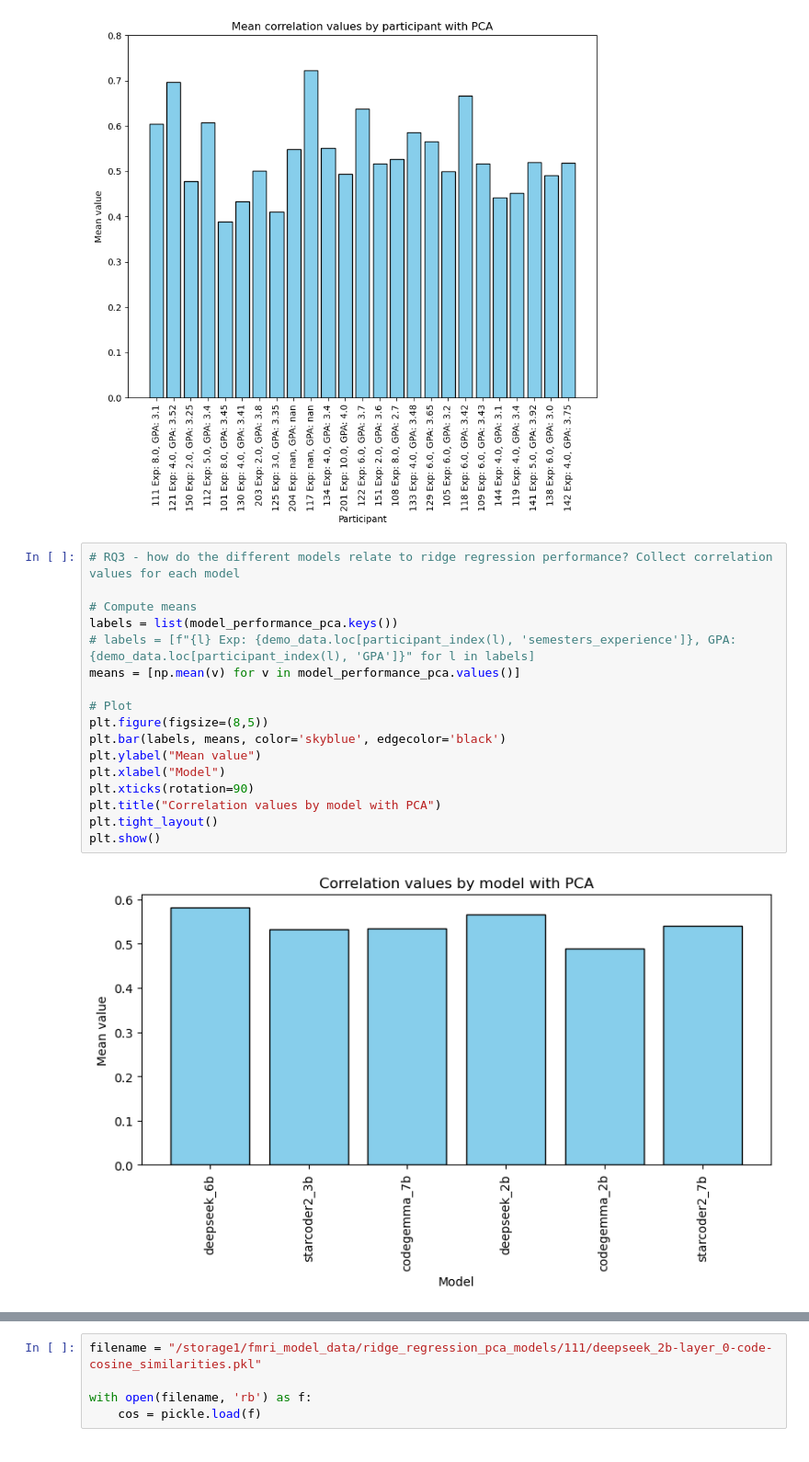
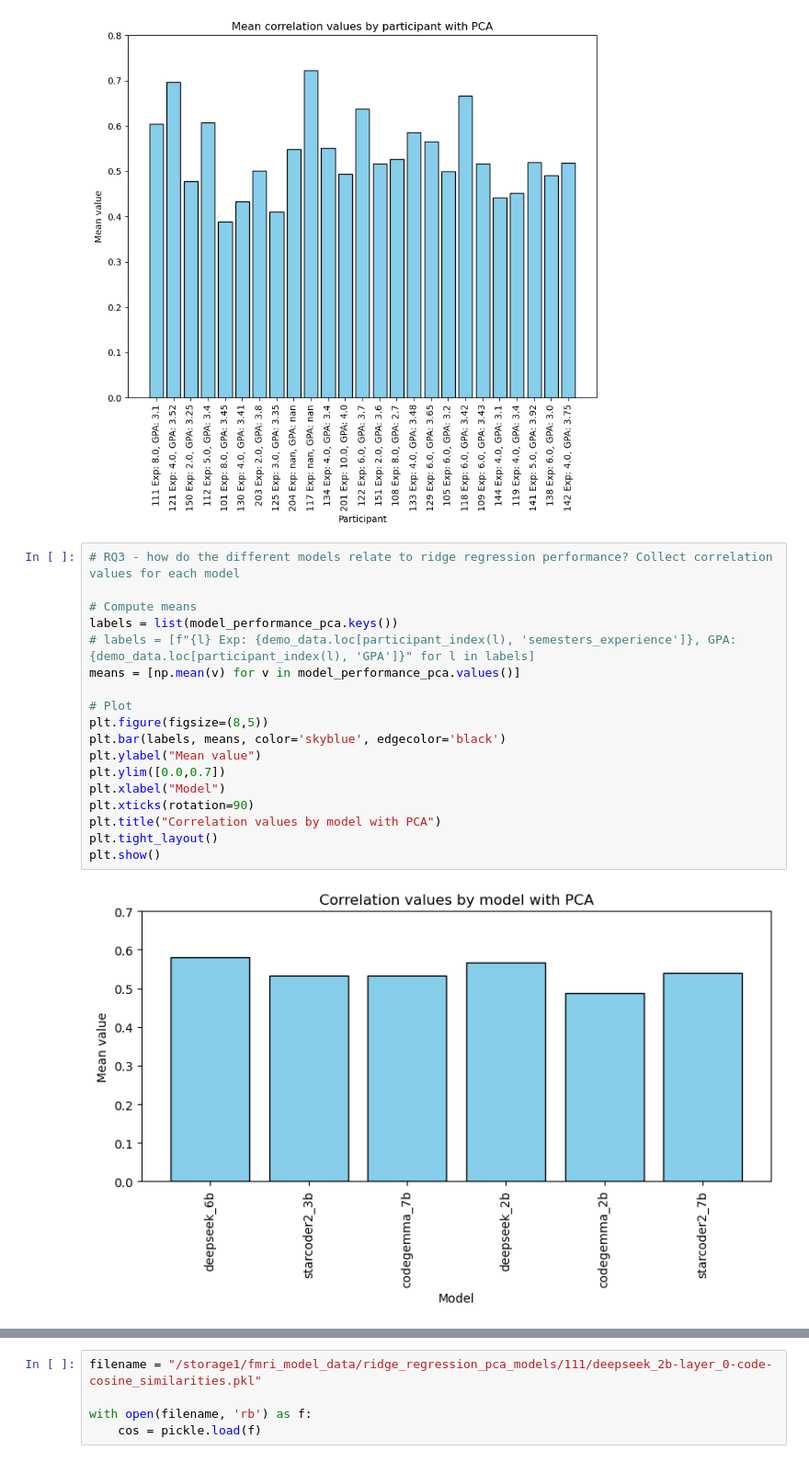
Before and after one commit to largehappygroup/fmri_model, a Jupyter notebook: analysis/fir/plotting_results.ipynb, the cells around one changed output, grey strips where cells are left out. Shown at 92% size. Drawn from its saved outputs; the diff is of its cells as text.

```diff
--- a/analysis/fir/plotting_results.ipynb
+++ b/analysis/fir/plotting_results.ipynb
@@ -367,22 +350,23 @@ plt.show()
 # %%
 # RQ3 - how do the different models relate to ridge regression performance? Collect correlation values for each model
 
 # Compute means
 labels = list(model_performance_pca.keys())
 # labels = [f"{l} Exp: {demo_data.loc[participant_index(l), 'semesters_experience']}, GPA: {demo_data.loc[participant_index(l), 'GPA']}" for l in labels]
 means = [np.mean(v) for v in model_performance_pca.values()]
 
 # Plot
 plt.figure(figsize=(8,5))
 plt.bar(labels, means, color='skyblue', edgecolor='black')
 plt.ylabel("Mean value")
+plt.ylim([0.0,0.7])
 plt.xlabel("Model")
 plt.xticks(rotation=90)
 plt.title("Correlation values by model with PCA")
 plt.tight_layout()
 plt.show()
 # %% [output]
-[figure, old version]
+[figure, new version]
 # %%
 # RQ4 - how do the tasks compare to one another? Collect correlation values for the two tasks
 
```
Also changed, not shown: parts of 6 cells of this notebook.
